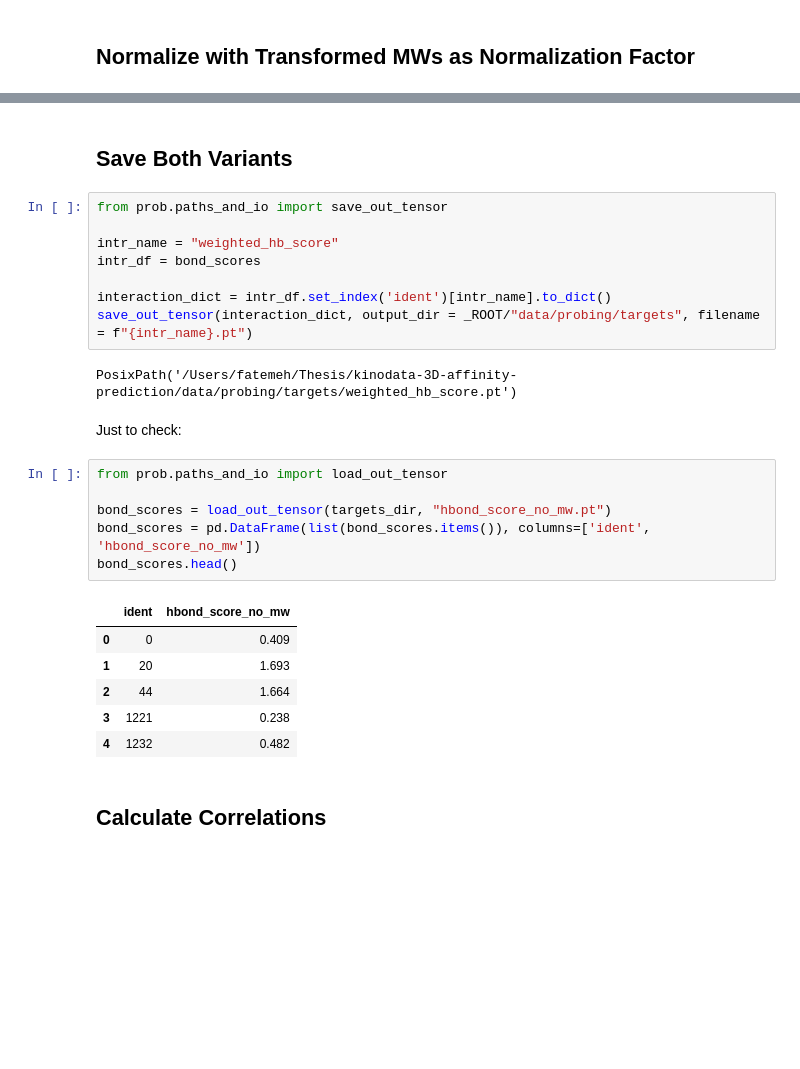
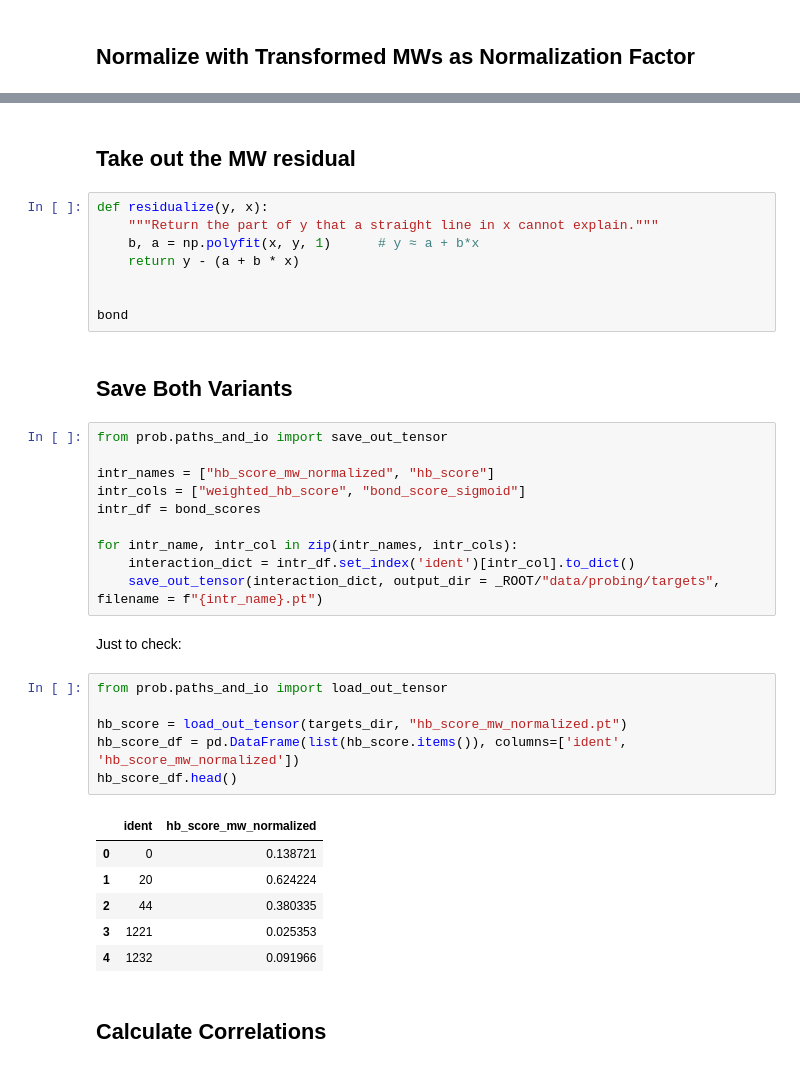
Before and after one commit to fatemeh-moghaddam/kinodata-3D-affinity-prediction, a Jupyter notebook: prob/interactions/hb_scores.ipynb, the cells around one changed output, grey strips where cells are left out. Saved outputs shown, nothing was run; the diff lists cells and outputs as text; blank space fills up the shorter version.

```diff
--- a/prob/interactions/hb_scores.ipynb
+++ b/prob/interactions/hb_scores.ipynb
@@ -534,31 +560,41 @@ max           3.488266
 Name: weighted_hb_score, dtype: float64
+# %% [markdown]
+## Take out the MW residual
+# %%
+def residualize(y, x):
+    """Return the part of y that a straight line in x cannot explain."""
+    b, a = np.polyfit(x, y, 1)      # y ≈ a + b*x
+    return y - (a + b * x)
+
+
+bond
 # %% [markdown]
 ## Save Both Variants
 # %%
 from prob.paths_and_io import save_out_tensor
 
-intr_name = "weighted_hb_score"
+intr_names = ["hb_score_mw_normalized", "hb_score"]
+intr_cols = ["weighted_hb_score", "bond_score_sigmoid"]
 intr_df = bond_scores
 
-interaction_dict = intr_df.set_index('ident')[intr_name].to_dict()
-save_out_tensor(interaction_dict, output_dir = _ROOT/"data/probing/targets", filename = f"{intr_name}.pt")
+for intr_name, intr_col in zip(intr_names, intr_cols):
+    interaction_dict = intr_df.set_index('ident')[intr_col].to_dict()
+    save_out_tensor(interaction_dict, output_dir = _ROOT/"data/probing/targets", filename = f"{intr_name}.pt")
-# %% [output]
-PosixPath('/Users/fatemeh/Thesis/kinodata-3D-affinity-prediction/data/probing/targets/weighted_hb_score.pt')
 # %% [markdown]
 Just to check:
 # %%
 from prob.paths_and_io import load_out_tensor
 
-bond_scores = load_out_tensor(targets_dir, "hbond_score_no_mw.pt")
-bond_scores = pd.DataFrame(list(bond_scores.items()), columns=['ident', 'hbond_score_no_mw'])
-bond_scores.head()
+hb_score = load_out_tensor(targets_dir, "hb_score_mw_normalized.pt")
+hb_score_df = pd.DataFrame(list(hb_score.items()), columns=['ident', 'hb_score_mw_normalized'])
+hb_score_df.head()
 # %% [output]
-|  | ident | hbond_score_no_mw |
-| 0 | 0 | 0.409 |
-| 1 | 20 | 1.693 |
-| 2 | 44 | 1.664 |
-| 3 | 1221 | 0.238 |
-| 4 | 1232 | 0.482 |
+|  | ident | hb_score_mw_normalized |
+| 0 | 0 | 0.138721 |
+| 1 | 20 | 0.624224 |
+| 2 | 44 | 0.380335 |
+| 3 | 1221 | 0.025353 |
+| 4 | 1232 | 0.091966 |
 # %% [markdown]
 ## Calculate Correlations
 # %%
```
Also changed, not shown: parts of 10 cells of this notebook.
